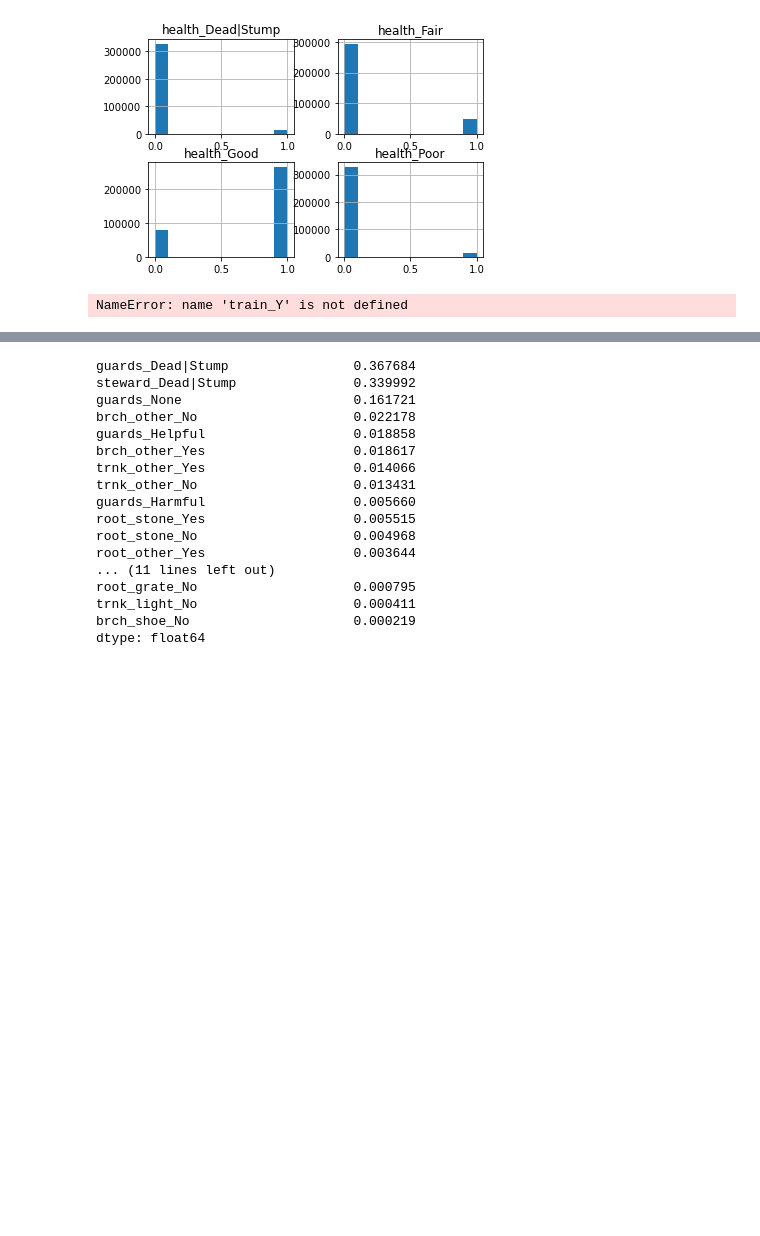
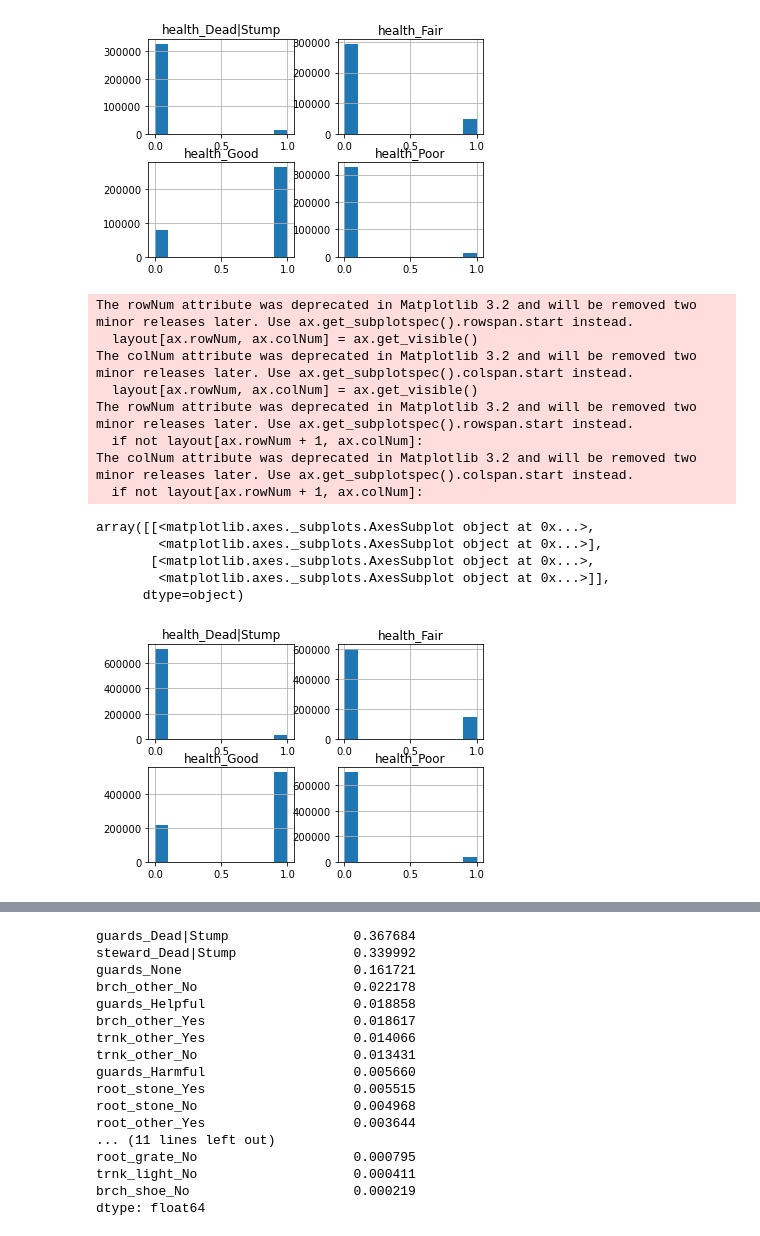
Before and after one commit to lezneklihp/dsend_project_4, a Jupyter notebook: model_trees.ipynb, the cells around one changed output, grey strips where cells are left out. Cells and saved outputs as stored; diff of their text form; code cells hidden in the pictures; blank space fills up the shorter version.

Commit message:
trying undersampling

```diff
--- a/model_trees.ipynb
+++ b/model_trees.ipynb
@@ -199,18 +199,39 @@ class_weight_manip = [{0:target_first_class, 1:1-target_first_class},
                       {0:target_second_class/2, 1:1-target_second_class/2},
                       {0:target_third_class, 1:1-target_third_class},
                       {0:target_fourth_class/2, 1:1-target_fourth_class/2}]
-# %%
-from imblearn.under_sampling import RandomUnderSampler
-
-ratio = {'health_Dead|Stump': mean_class_size,
-'health_Fair': mean_class_size,
-'health_Good': mean_class_size,
-'health_Poor': mean_class_size}
-
-rus = RandomUnderSampler(ratio=ratio, random_state=0)
-train_x_rus, train_Y_rus = rus.fit_sample(train_x, train_Y)
-# %% [output]
-NameError: name 'train_Y' is not defined
+# %%
+from imblearn.under_sampling import RandomUnderSampler
+
+rs = RandomUnderSampler(sampling_strategy='majority', random_state=None)
+x_train_rs_fair, y_train_rs_fair = rs.fit_sample(x_train, y_train['health_Fair'])
+x_train_rs_poor, y_train_rs_poor = rs.fit_sample(x_train, y_train['health_Poor'])
+
+
+health_fair_rs = pd.concat([x_train_rs_fair, y_train_rs_fair], axis=1)
+health_poor_rs = pd.concat([x_train_rs_poor, y_train_rs_poor], axis=1)
+health_fair_rs = health_fair_rs[health_fair_rs.health_Fair != 0]
+health_poor_rs = health_poor_rs[health_poor_rs.health_Poor != 0]
+
+df_sel_enc_rs = pd.concat([df_sel_enc, health_fair_rs, health_poor_rs], ignore_index=True)
+df_sel_enc_rs.fillna(0, inplace=True)
+df_sel_enc_rs[df_sel_enc_rs.columns[-4:]] = df_sel_enc_rs[df_sel_enc_rs.columns[-4:]].astype(int)
+# %%
+df_sel_enc_rs[['health_Dead|Stump', 'health_Fair', 'health_Good', 'health_Poor']].hist()
+# %% [output]
+The rowNum attribute was deprecated in Matplotlib 3.2 and will be removed two minor releases later. Use ax.get_subplotspec().rowspan.start instead.
+  layout[ax.rowNum, ax.colNum] = ax.get_visible()
+The colNum attribute was deprecated in Matplotlib 3.2 and will be removed two minor releases later. Use ax.get_subplotspec().colspan.start instead.
+  layout[ax.rowNum, ax.colNum] = ax.get_visible()
+The rowNum attribute was deprecated in Matplotlib 3.2 and will be removed two minor releases later. Use ax.get_subplotspec().rowspan.start instead.
+  if not layout[ax.rowNum + 1, ax.colNum]:
+The colNum attribute was deprecated in Matplotlib 3.2 and will be removed two minor releases later. Use ax.get_subplotspec().colspan.start instead.
+  if not layout[ax.rowNum + 1, ax.colNum]:
+array([[<matplotlib.axes._subplots.AxesSubplot object at 0x...>,
+        <matplotlib.axes._subplots.AxesSubplot object at 0x...>],
+       [<matplotlib.axes._subplots.AxesSubplot object at 0x...>,
+        <matplotlib.axes._subplots.AxesSubplot object at 0x...>]],
+      dtype=object)
+[figure, added]
 # %%
 from imblearn.over_sampling import SMOTE
 
```
Also changed, not shown: parts of 21 cells of this notebook.
